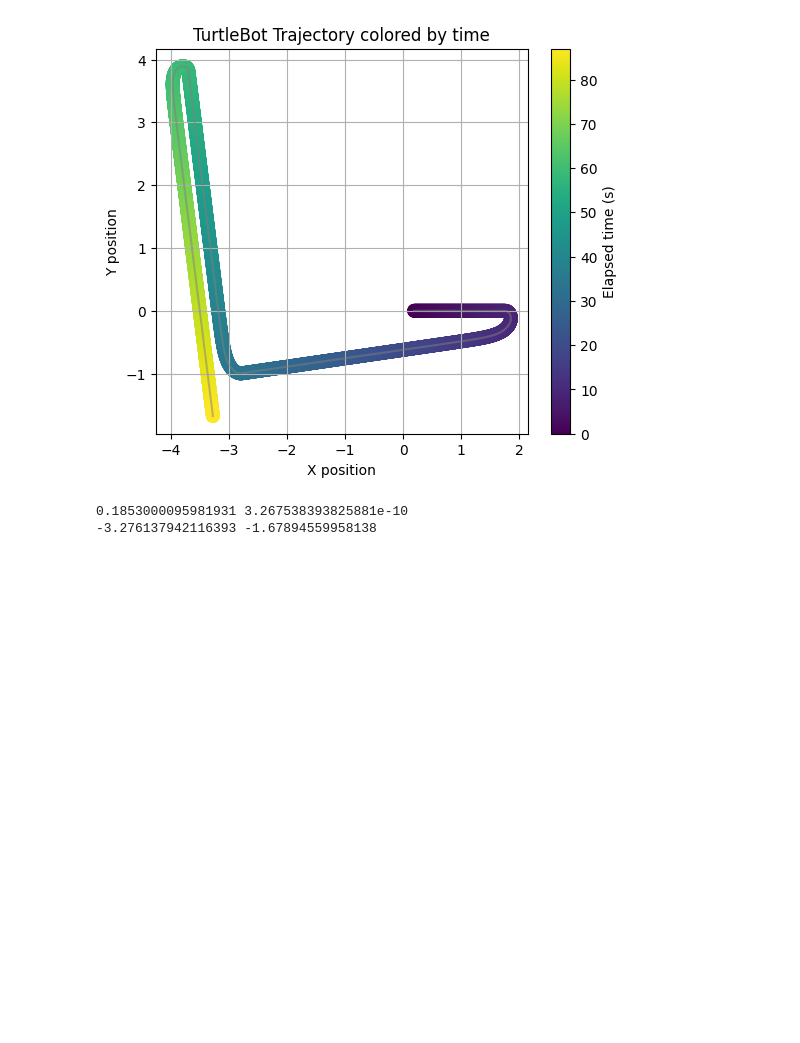
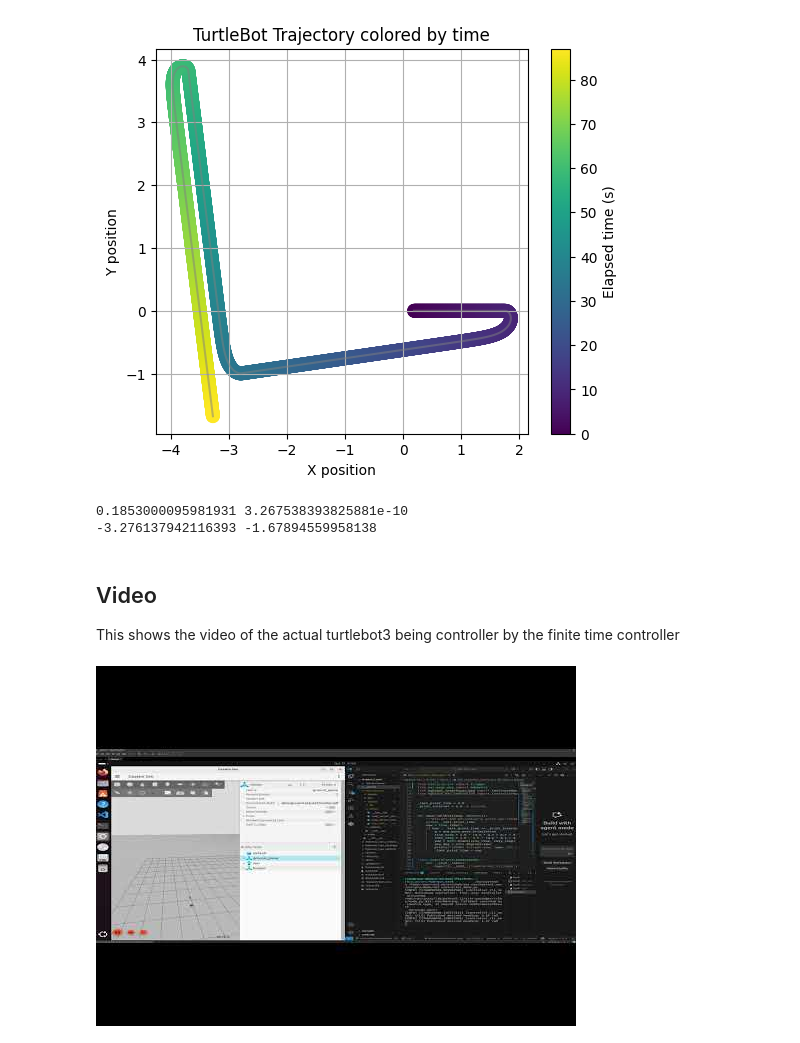
Before and after one commit to rymc-dev/hybraut_nav, a Jupyter notebook: notebooks/finite_state_controller.ipynb, the cells around one changed output. Drawn from its saved outputs; the diff is of its cells as text; code cells hidden in the pictures; blank space fills up the shorter version.

```diff
--- a/notebooks/finite_state_controller.ipynb
+++ b/notebooks/finite_state_controller.ipynb
@@ -233,3 +233,16 @@ print (x[-1], y[-1])
 [figure]
 0.1853000095981931 3.267538393825881e-10
 -3.276137942116393 -1.67894559958138
+# %% [markdown]
+## Video
+This shows the video of the actual turtlebot3 being controller by the finite time controller
+# %%
+from IPython.display import YouTubeVideo
+
+# Extract the video ID from the URL
+video_id = "W6FLMxwb96w"
+
+# Display the video
+YouTubeVideo(video_id, width=800, height=450)
+# %% [output]
+[figure, added]
```
